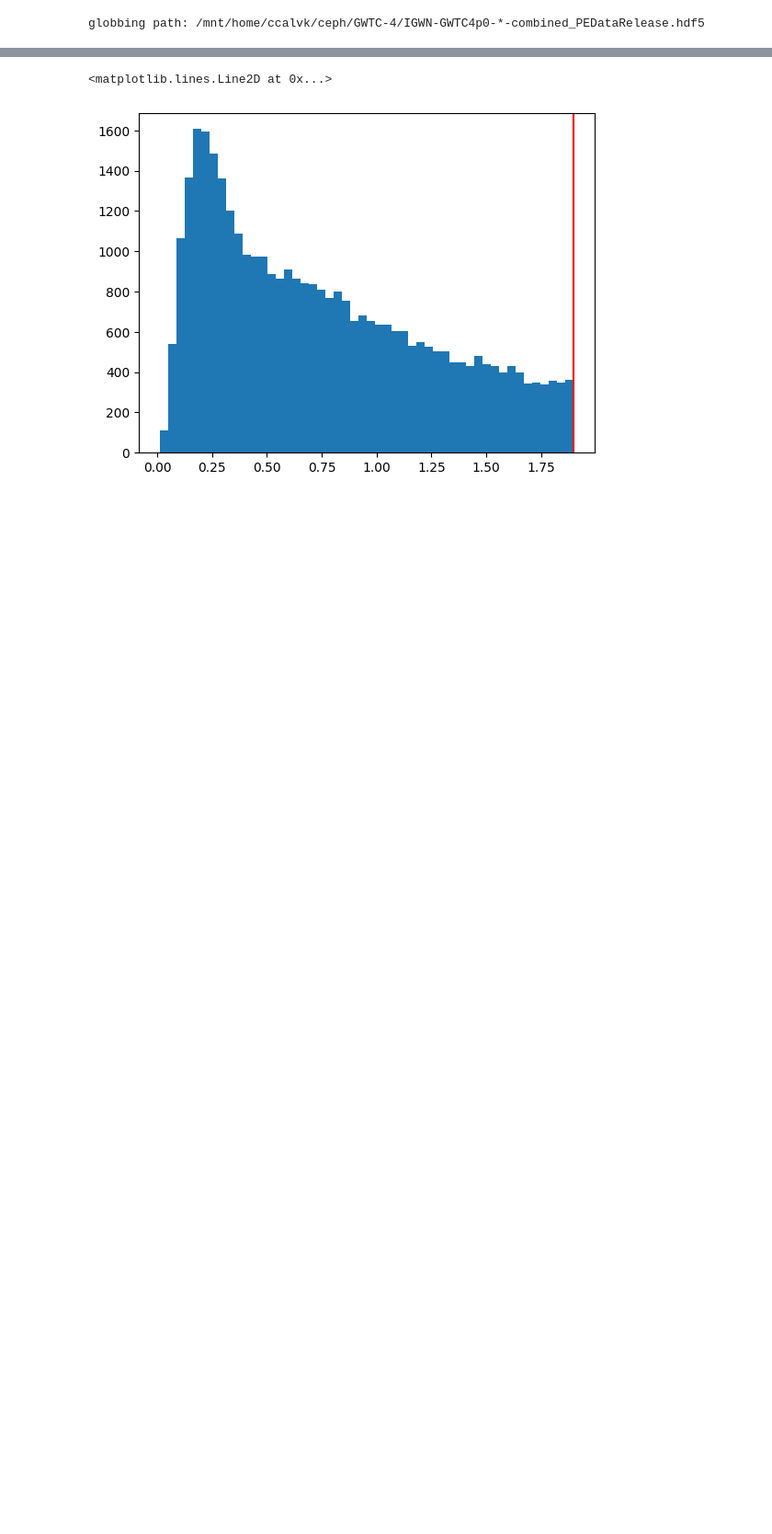
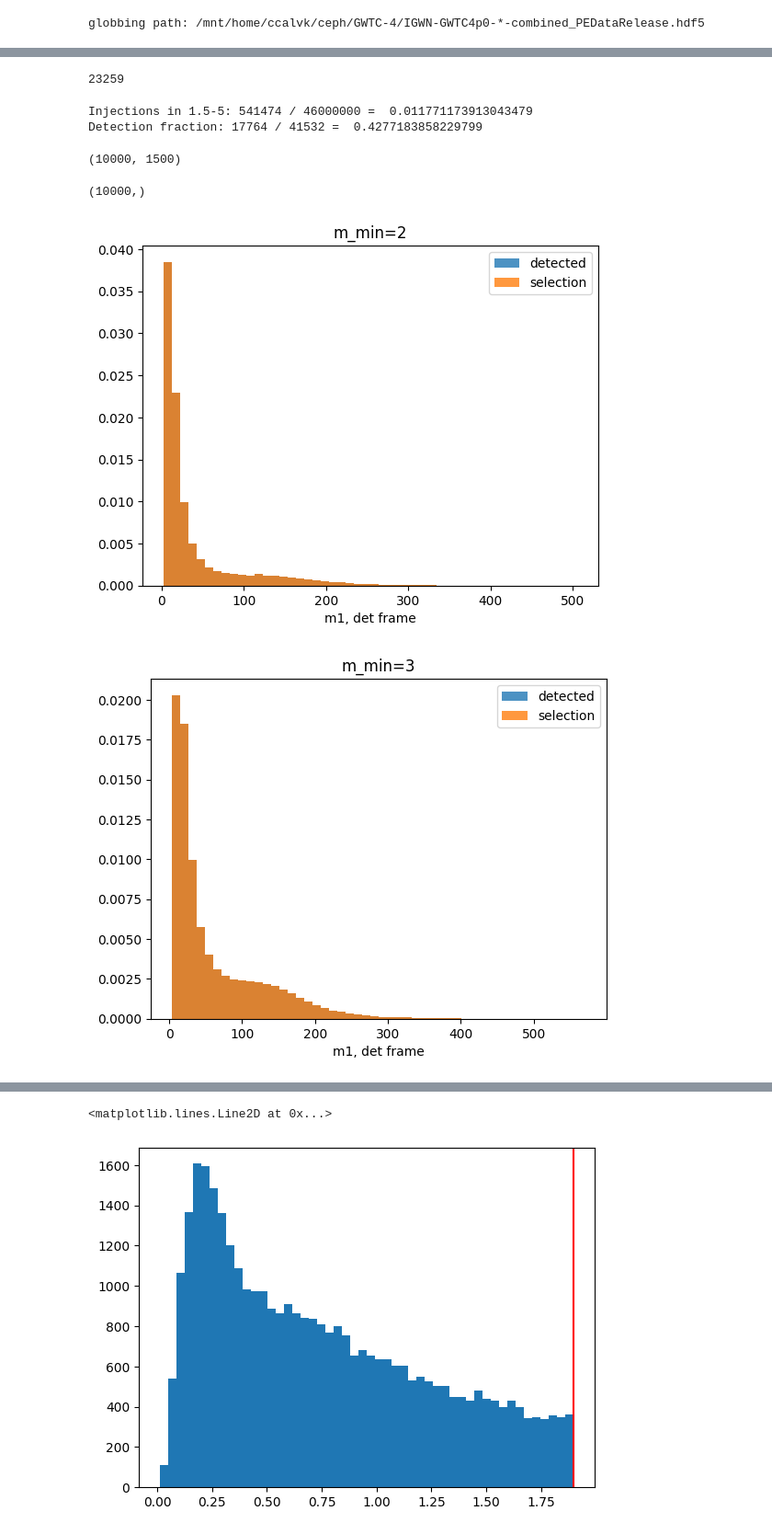
Before and after one commit to abby-moran/GW_pop_cosmo_inference, a Jupyter notebook: scripts/sandbox.ipynb, the cells around one changed output, grey strips where cells are left out. Shown at 92% size. Saved outputs shown, nothing was run; the diff lists cells and outputs as text; code cells hidden in the pictures; blank space fills up the shorter version.

```diff
--- a/scripts/sandbox.ipynb
+++ b/scripts/sandbox.ipynb
@@ -159,0 +85,57 @@ globbing path: /mnt/home/ccalvk/ceph/GWTC-4/IGWN-GWTC4p0-*-combined_PEDataReleas
+# %%
+len(np.where(mask_low)[0])
+# %% [output]
+23259
+# %%
+inj_file='../runs/mock_GWTC5_evo_mmin/inj_mockGW5.h5'
+inj=pd.read_hdf(inj_file, key='true_parameters', start=int(4e6), stop=int(50e6))
+m1s_inj=inj['m1']
+
+sel_file='../runs/mock_GWTC5_evo_mmin/sel_mockGW5_evo.h5'
+sel_samps=pd.read_hdf(sel_file, key='true_parameters')
+m1s_sel=sel_samps['m1']
+
+mask_low = (m1s_inj > 1.5) & (m1s_inj < 5)
+mask_low_det=(m1s_sel>1.5) & (m1s_sel<5)
+
+print(f"Injections in 1.5-5: {np.sum(mask_low)} / {len(m1s_inj)} = ", np.sum(mask_low)/len(m1s_inj))
+print(f"Detection fraction: {np.sum(mask_low_det)} / {len(m1s_sel)} = ", np.sum(mask_low_det)/len(m1s_sel))
+# %% [output]
+Injections in 1.5-5: 541474 / 46000000 =  0.011771173913043479
+Detection fraction: 17764 / 41532 =  0.4277183858229799
+# %%
+m1s_obs= np.asarray(pe_samps['m1'].to_list())
+# %%
+m1s_obs.shape
+# %% [output]
+(10000, 1500)
+# %%
+np.mean(m1s_obs, axis=1).shape
+# %% [output]
+(10000,)
+# %%
+sel_files=['../runs/mock_GWTC5_evo_mmin/sel_mockGW5_evo.h5','../runs/mock_GWTC5_evo_mmin/sel_mockGW5_evo_min3.h5',
+            '../runs/mock_GWTC5_evo_mmin/sel_mockGW5_evo_min4.h5',
+              '../runs/mock_GWTC5_evo_mmin/sel_mockGW5_evo_min5.h5']
+
+obs_files=['../runs/mock_GWTC5_evo_mmin/obs_mockGW5_evo.h5',
+          '../runs/mock_GWTC5_evo_mmin/obs_mockGW5_evo3.h5','../runs/mock_GWTC5_evo_mmin/obs_mockGW5_evo4.h5',
+          '../runs//mock_GWTC5_evo_mmin/obs_mockGW5_evo5.h5']
+
+PE_files=['../runs/mock_GWTC5_evo_mmin/PE_mockGW5_evo.h5',
+          '../runs/mock_GWTC5_evo_mmin/PE_mockGW5_evo_min3.h5','../runs/mock_GWTC5_evo_mmin/PE_mockGW5_evo_min4.h5',
+          '../runs//mock_GWTC5_evo_mmin/PE_mockGW5_evo_min5.h5']
+titles=['m_min=2','m_min=3','m_min=4', 'm_min= 5 (original)']
+for i in range(len(sel_files)):
+    m1s_sel=pd.read_hdf(sel_files[i], key='true_parameters')['m1d']
+    m1s_obs=pd.read_hdf(obs_files[i], key='observations')['m1d']
+    plt.hist(m1s_obs,bins=50, alpha=0.8, density=True, label='detected')
+    plt.hist(m1s_sel,bins=50, alpha=.8, density=True, label='selection')
+    #plt.hist(m1s_obs,bins=50, alpha=0.8, density=True, label='detected')
+    plt.title(titles[i])
+    plt.xlabel('m1, det frame')
+    plt.legend()
+    plt.show()
+# %% [output]
+[figure, added]
+[figure, added]
```
Also changed, not shown: parts of 17 cells of this notebook, 31 other files.
